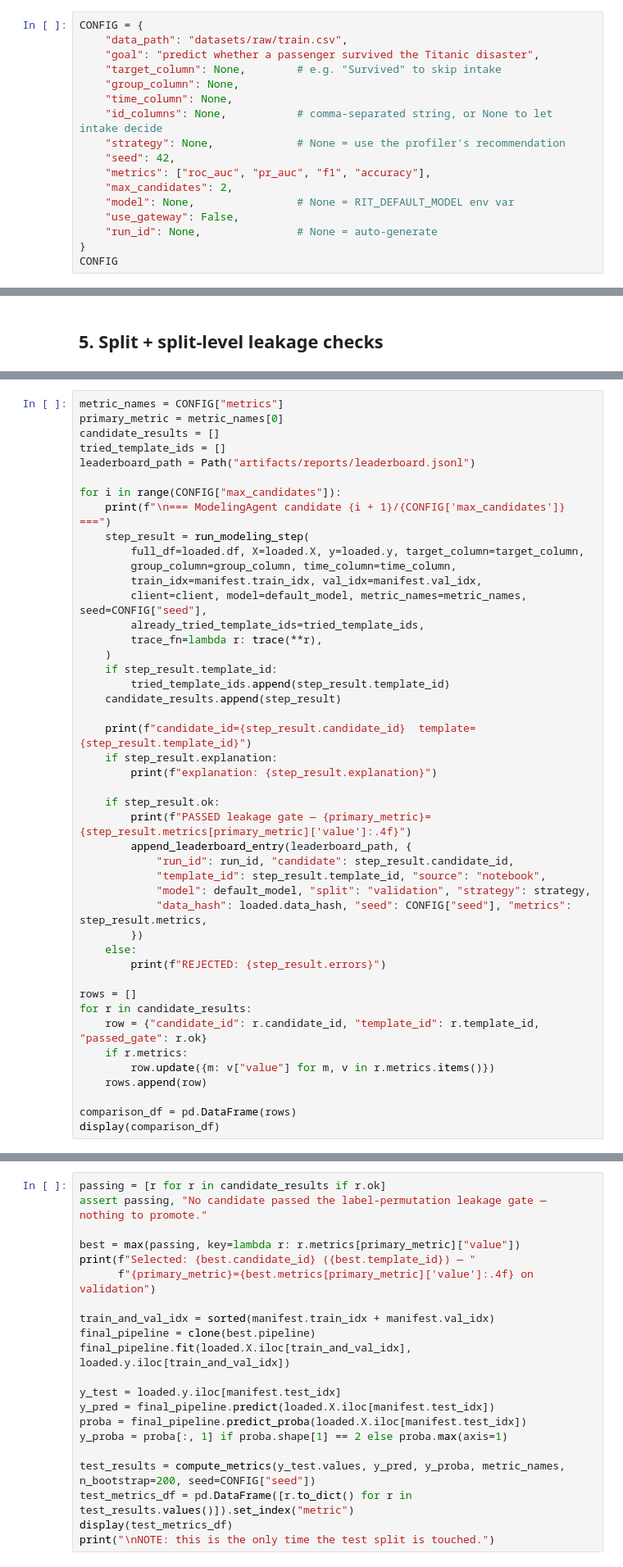
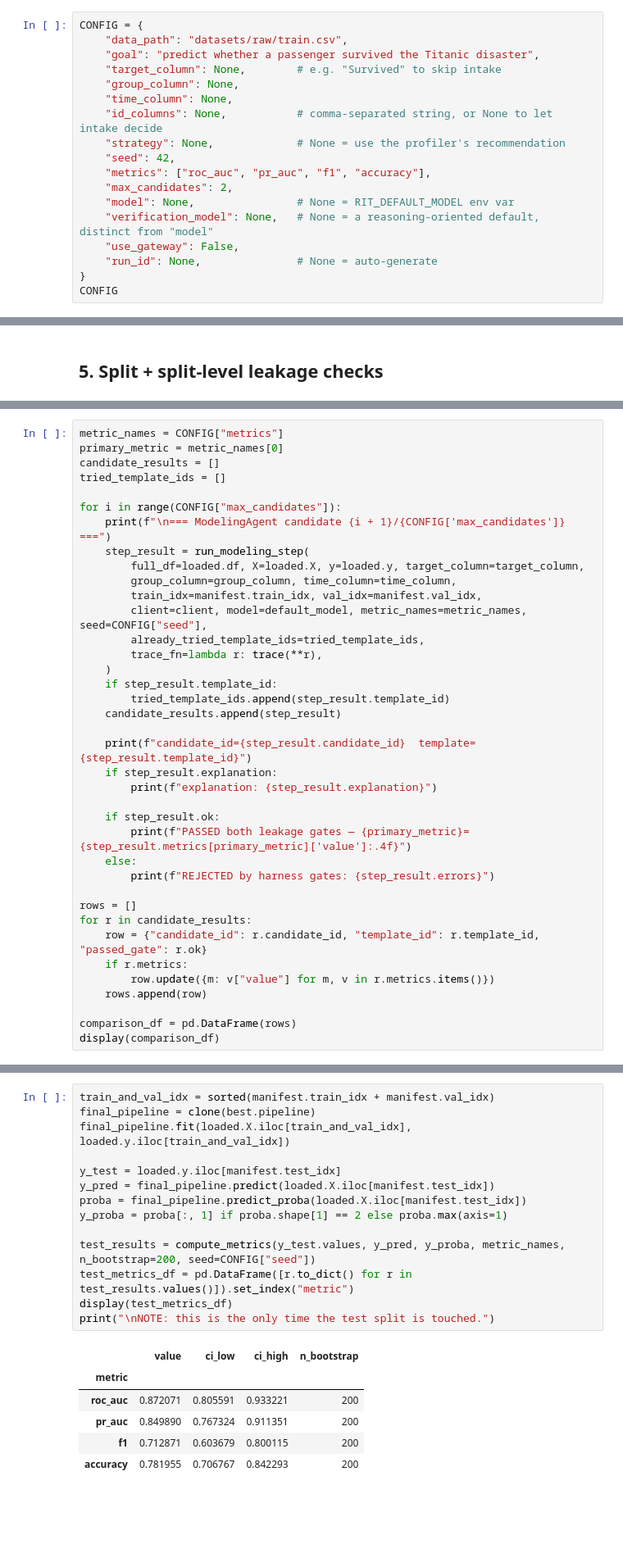
Before and after one commit to meaton96/agentic-ai-project, a Jupyter notebook: agentic-ml-classification/notebooks/end_to_end_pipeline.ipynb, the cells around one changed output, grey strips where cells are left out. Shown at 82% size. Saved outputs shown, nothing was run; the diff lists cells and outputs as text; blank space fills up the shorter version.

Commit message:
verification agent

```diff
--- a/agentic-ml-classification/notebooks/end_to_end_pipeline.ipynb
+++ b/agentic-ml-classification/notebooks/end_to_end_pipeline.ipynb
@@ -99,6 +111,7 @@ CONFIG = {
     "metrics": ["roc_auc", "pr_auc", "f1", "accuracy"],
     "max_candidates": 2,
     "model": None,                # None = RIT_DEFAULT_MODEL env var
+    "verification_model": None,   # None = a reasoning-oriented default, distinct from "model"
     "use_gateway": False,
     "run_id": None,               # None = auto-generate
 }
@@ -218,7 +323,6 @@ metric_names = CONFIG["metrics"]
 primary_metric = metric_names[0]
 candidate_results = []
 tried_template_ids = []
-leaderboard_path = Path("artifacts/reports/leaderboard.jsonl")
 
 for i in range(CONFIG["max_candidates"]):
     print(f"\n=== ModelingAgent candidate {i + 1}/{CONFIG['max_candidates']} ===")
@@ -239,15 +343,9 @@ for i in range(CONFIG["max_candidates"]):
         print(f"explanation: {step_result.explanation}")
 
     if step_result.ok:
-        print(f"PASSED leakage gate — {primary_metric}={step_result.metrics[primary_metric]['value']:.4f}")
-        append_leaderboard_entry(leaderboard_path, {
-            "run_id": run_id, "candidate": step_result.candidate_id,
-            "template_id": step_result.template_id, "source": "notebook",
-            "model": default_model, "split": "validation", "strategy": strategy,
-            "data_hash": loaded.data_hash, "seed": CONFIG["seed"], "metrics": step_result.metrics,
-        })
+        print(f"PASSED both leakage gates — {primary_metric}={step_result.metrics[primary_metric]['value']:.4f}")
     else:
-        print(f"REJECTED: {step_result.errors}")
+        print(f"REJECTED by harness gates: {step_result.errors}")
 
 rows = []
 for r in candidate_results:
@@ -266,22 +451,22 @@ passed the leakage gate) is refit on train+val combined, then the
 **locked test set is touched exactly once**.
 # %%
-passing = [r for r in candidate_results if r.ok]
-assert passing, "No candidate passed the label-permutation leakage gate — nothing to promote."
-
-best = max(passing, key=lambda r: r.metrics[primary_metric]["value"])
-print(f"Selected: {best.candidate_id} ({best.template_id}) — "
-      f"{primary_metric}={best.metrics[primary_metric]['value']:.4f} on validation")
-
 train_and_val_idx = sorted(manifest.train_idx + manifest.val_idx)
 final_pipeline = clone(best.pipeline)
 final_pipeline.fit(loaded.X.iloc[train_and_val_idx], loaded.y.iloc[train_and_val_idx])
 
 y_test = loaded.y.iloc[manifest.test_idx]
 y_pred = final_pipeline.predict(loaded.X.iloc[manifest.test_idx])
 proba = final_pipeline.predict_proba(loaded.X.iloc[manifest.test_idx])
 y_proba = proba[:, 1] if proba.shape[1] == 2 else proba.max(axis=1)
 
 test_results = compute_metrics(y_test.values, y_pred, y_proba, metric_names, n_bootstrap=200, seed=CONFIG["seed"])
 test_metrics_df = pd.DataFrame([r.to_dict() for r in test_results.values()]).set_index("metric")
 display(test_metrics_df)
 print("\nNOTE: this is the only time the test split is touched.")
+# %% [output]
+|  | value | ci_low | ci_high | n_bootstrap |
+| metric |  |  |  |  |
+| roc_auc | 0.872071 | 0.805591 | 0.933221 | 200 |
+| pr_auc | 0.849890 | 0.767324 | 0.911351 | 200 |
+| f1 | 0.712871 | 0.603679 | 0.800115 | 200 |
+| accuracy | 0.781955 | 0.706767 | 0.842293 | 200 |
```
Also changed, not shown: parts of 23 cells of this notebook, 10 other files.
